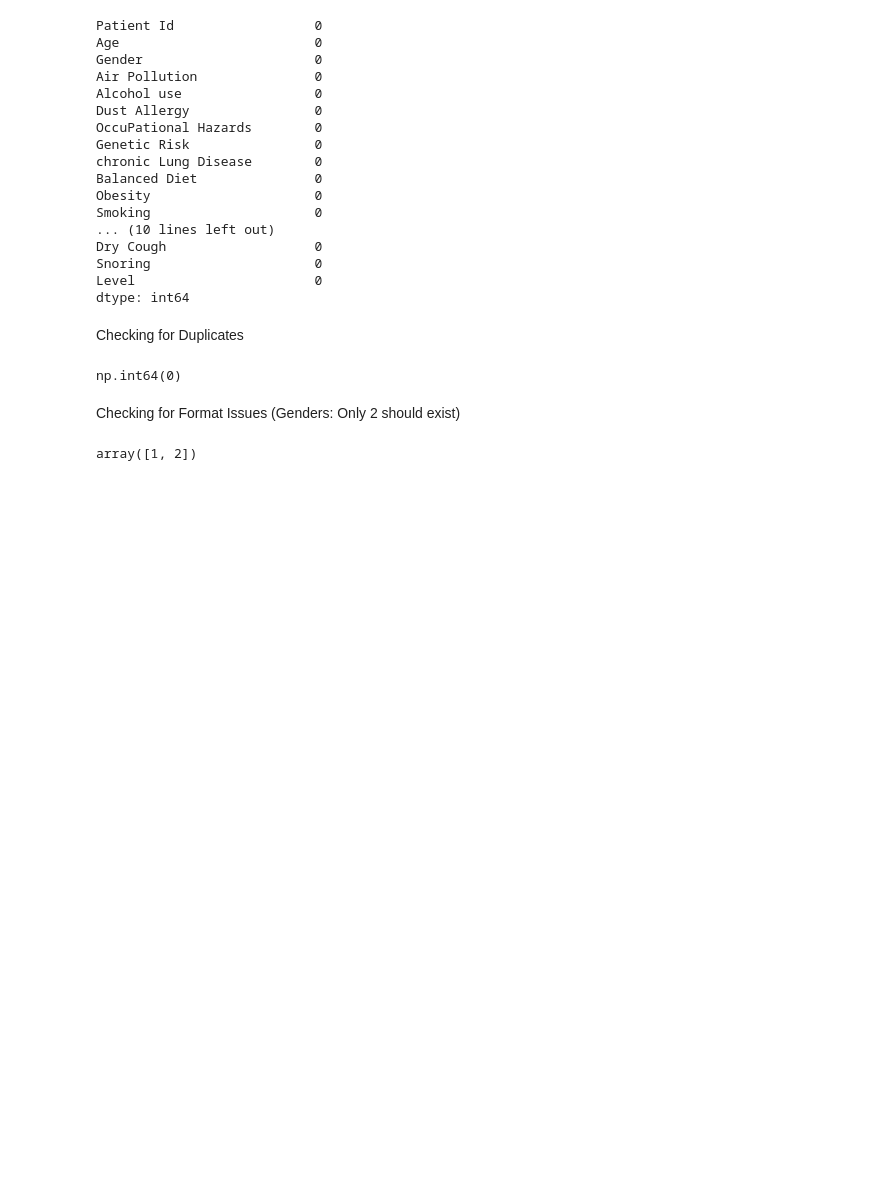
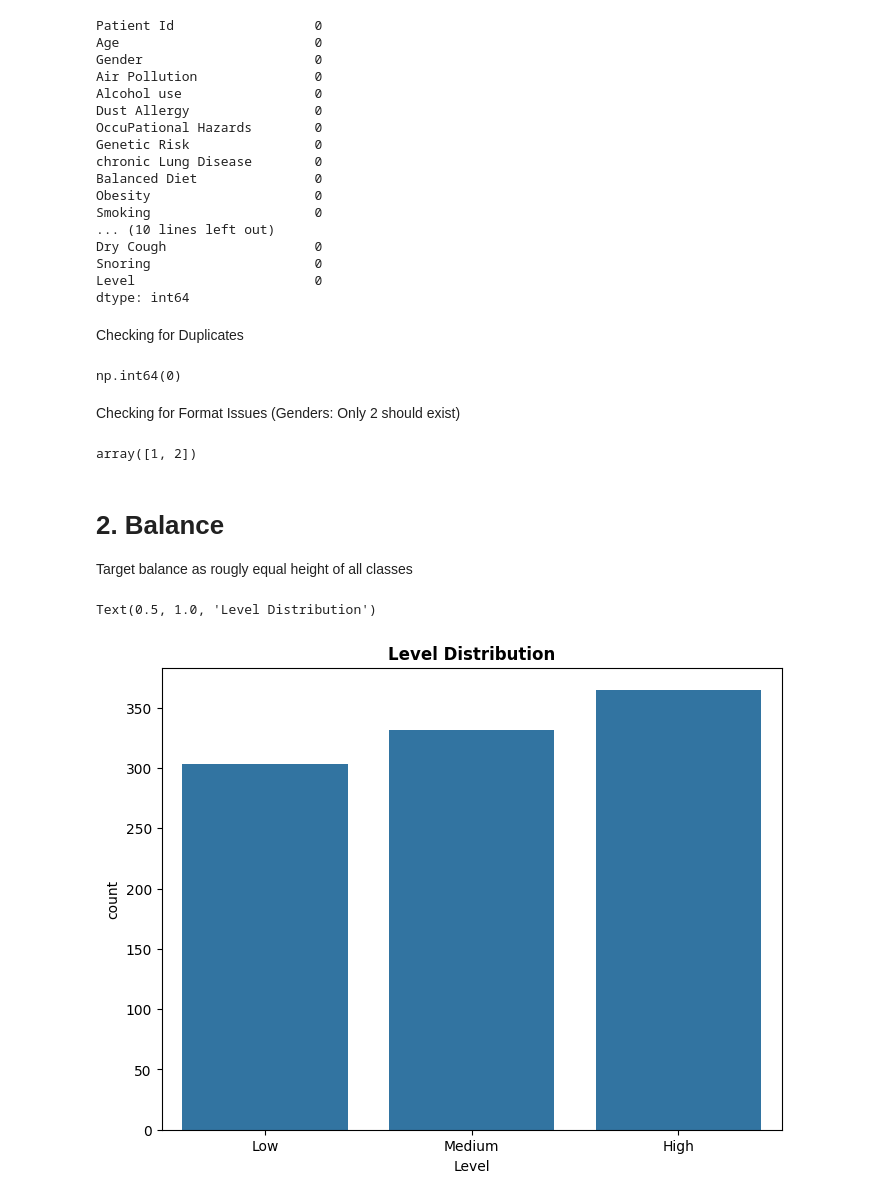
Before and after one commit to aliyan-navaid/onco-insights, a Jupyter notebook: notebooks/initials.ipynb, the cells around one changed output. Cells and saved outputs as stored; diff of their text form; code cells hidden in the pictures; blank space fills up the shorter version.

Commit message:
feat(eda): graph distributions

```diff
--- a/notebooks/initials.ipynb
+++ b/notebooks/initials.ipynb
@@ -80,3 +92,17 @@ Checking for Format Issues
 df["Gender"].unique()
 # %% [output]
 array([1, 2])
+# %% [markdown]
+# 2. Balance
+Target balance as rougly equal height of all classes
+# %%
+plt.figure(figsize=(8,6))
+
+sns.countplot(
+    data=df,
+    x="Level"
+)
+plt.title("Level Distribution", fontsize=12, fontweight="bold")
+# %% [output]
+Text(0.5, 1.0, 'Level Distribution')
+[figure, added]
```
Also changed, not shown: parts of 8 cells of this notebook.
